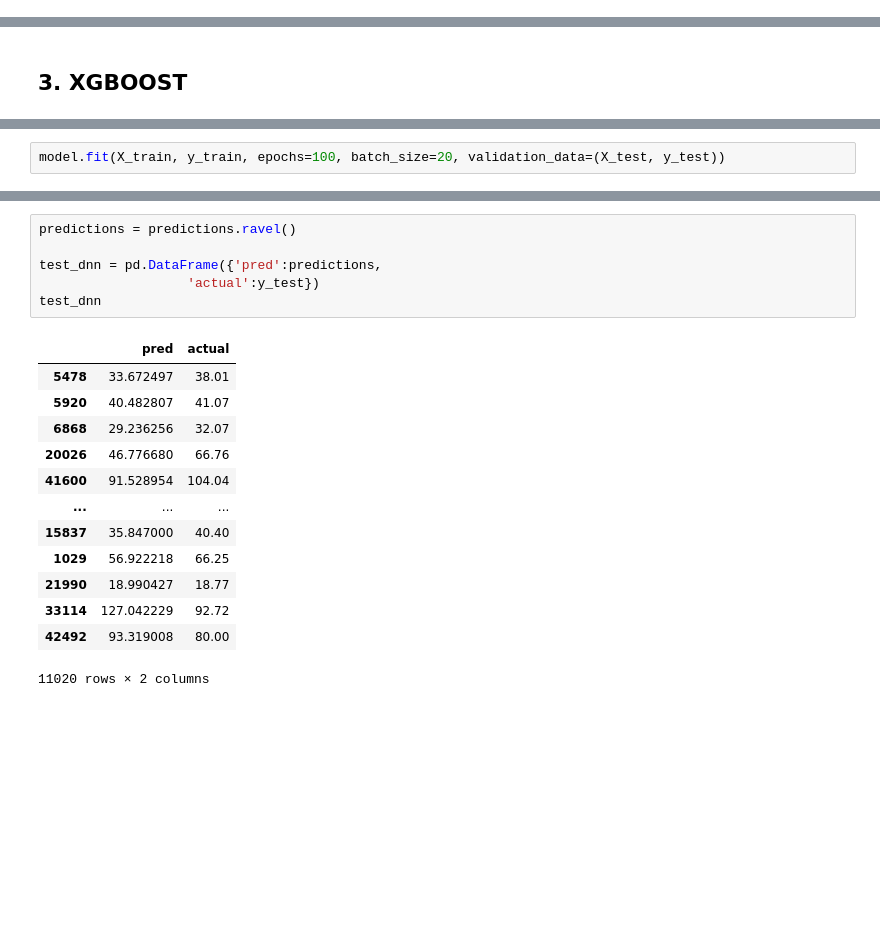
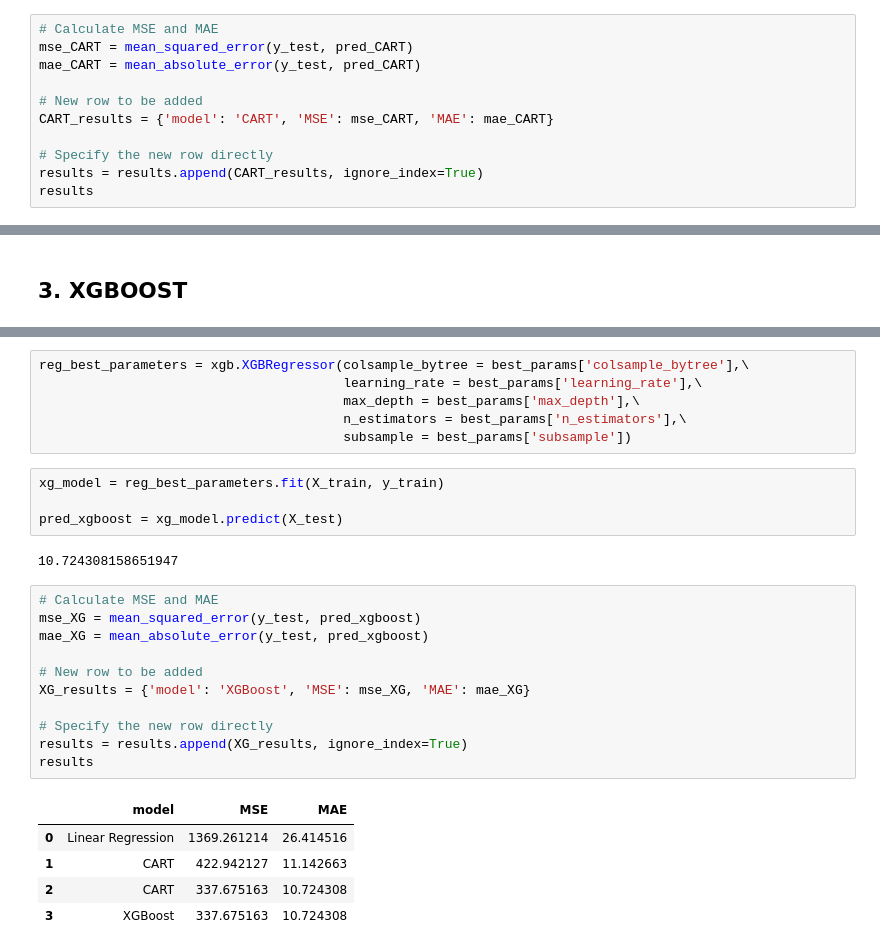
Before and after one commit to adebu/Day-Ahead-Market-Price-Forecast, a Jupyter notebook: price_analysis.ipynb, the cells around one changed output, grey strips where cells are left out. Cells and saved outputs as stored; diff of their text form; blank space fills up the shorter version.

```diff
--- a/price_analysis.ipynb
+++ b/price_analysis.ipynb
@@ -187,0 +170,11 @@ df_comparison = pd.DataFrame({
+# %%
+# Calculate MSE and MAE
+mse_CART = mean_squared_error(y_test, pred_CART)
+mae_CART = mean_absolute_error(y_test, pred_CART)
+
+# New row to be added
+CART_results = {'model': 'CART', 'MSE': mse_CART, 'MAE': mae_CART}
+
+# Specify the new row directly
+results = results.append(CART_results, ignore_index=True)
+results
@@ -496,2 +238,0 @@ model.compile(optimizer='adam',
-# %%
-model.fit(X_train, y_train, epochs=100, batch_size=20, validation_data=(X_test, y_test))
@@ -526,20 +239,29 @@ predictions = model.predict(X_test)  # X_new is the new data for which you want
-# %%
-predictions = predictions.ravel()
-
-test_dnn = pd.DataFrame({'pred':predictions,
-                   'actual':y_test})
-test_dnn
-# %% [output]
-|  | pred | actual |
-| 5478 | 33.672497 | 38.01 |
-| 5920 | 40.482807 | 41.07 |
-| 6868 | 29.236256 | 32.07 |
-| 20026 | 46.776680 | 66.76 |
-| 41600 | 91.528954 | 104.04 |
-| ... | ... | ... |
-| 15837 | 35.847000 | 40.40 |
-| 1029 | 56.922218 | 66.25 |
-| 21990 | 18.990427 | 18.77 |
-| 33114 | 127.042229 | 92.72 |
-| 42492 | 93.319008 | 80.00 |
-11020 rows × 2 columns
+# %%
+reg_best_parameters = xgb.XGBRegressor(colsample_bytree = best_params['colsample_bytree'],\
+                                       learning_rate = best_params['learning_rate'],\
+                                       max_depth = best_params['max_depth'],\
+                                       n_estimators = best_params['n_estimators'],\
+                                       subsample = best_params['subsample'])
+# %%
+xg_model = reg_best_parameters.fit(X_train, y_train)
+
+pred_xgboost = xg_model.predict(X_test)
+# %% [output]
+10.724308158651947
+# %%
+# Calculate MSE and MAE
+mse_XG = mean_squared_error(y_test, pred_xgboost)
+mae_XG = mean_absolute_error(y_test, pred_xgboost)
+
+# New row to be added
+XG_results = {'model': 'XGBoost', 'MSE': mse_XG, 'MAE': mae_XG}
+
+# Specify the new row directly
+results = results.append(XG_results, ignore_index=True)
+results
+# %% [output]
+|  | model | MSE | MAE |
+| 0 | Linear Regression | 1369.261214 | 26.414516 |
+| 1 | CART | 422.942127 | 11.142663 |
+| 2 | CART | 337.675163 | 10.724308 |
+| 3 | XGBoost | 337.675163 | 10.724308 |
```
Also changed, not shown: parts of 38 cells of this notebook.
